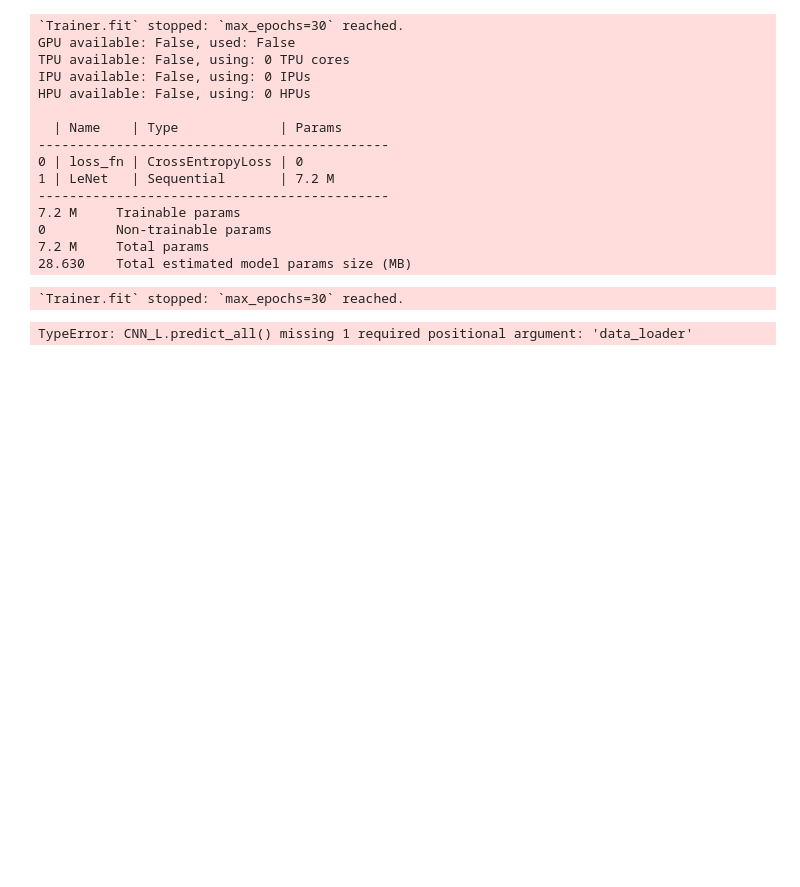
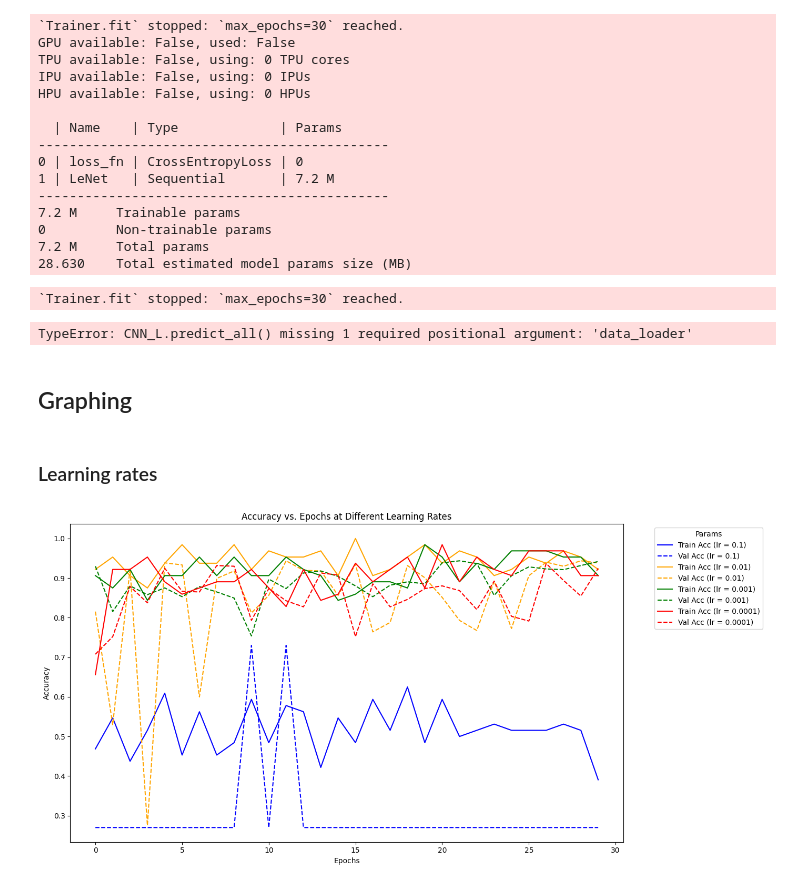
Before and after one commit to Jibbie17/xray, a Jupyter notebook: xray_vision_cnn.ipynb, the cells around one changed output. Cells and saved outputs as stored; diff of their text form; code cells hidden in the pictures; blank space fills up the shorter version.

```diff
--- a/xray_vision_cnn.ipynb
+++ b/xray_vision_cnn.ipynb
@@ -1016,3 +1098,5 @@ cnn.confusion_matrix()
 cnn.roc_curve()
 # %% [output]
 TypeError: CNN_L.predict_all() missing 1 required positional argument: 'data_loader'
+# %% [markdown]
+## Graphing
@@ -1018,0 +1145,56 @@ TypeError: CNN_L.predict_all() missing 1 required positional argument: 'data_loa
+# %% [markdown]
+### Learning rates
+# %%
+# graph the learning rates, retrive 11, 12, 13, 14
+lr_dict = {
+    "11": "lr = 0.1", "12": "lr = 0.01", "13": "lr = 0.001", "14": "lr = 0.0001"}
+
+# List to store all cleaned DataFrames
+lr_dfs = []
+
+# Current working directory
+cwd = os.getcwd()
+
+# Loop through the versions
+for ver_num in ["11", "12", "13", "14"]:
+    csv_path = os.path.join(cwd, "lightning_logs", f"version_{ver_num}", "metrics.csv")
+    csv_df = pd.read_csv(csv_path)
+    clean_df = clean_metrics_csv(csv_df, ver_num, lr_dict)
+    lr_dfs.append(clean_df)
+
+# Concatenate all the cleaned DataFrames
+lr_df = pd.concat(lr_dfs, ignore_index=True)
+# %%
+import matplotlib.pyplot as plt
+
+# Define the colors for each learning rate
+color_palette = {
+    'lr = 0.1': 'blue',
+    'lr = 0.01': 'orange',
+    'lr = 0.001': 'green',
+    'lr = 0.0001': 'red'
+}
+
+# Define the figure and axes for accuracy
+fig, ax = plt.subplots(figsize=(14, 7))
+
+# Plot training and validation accuracy for each learning rate
+for param in lr_df['params'].unique():
+    subset = lr_df[lr_df['params'] == param]
+    color = color_palette[param]
+    ax.plot(subset['epoch'], subset['train_acc'], label=f'Train Acc ({param})', color=color, linestyle='-')
+    ax.plot(subset['epoch'], subset['val_acc'], label=f'Val Acc ({param})', color=color, linestyle='--')
+
+# Add titles and labels
+ax.set_title('Accuracy vs. Epochs at Different Learning Rates')
+ax.set_xlabel('Epochs')
+ax.set_ylabel('Accuracy')
+
+# Adjust the legend
+ax.legend(title='Params', bbox_to_anchor=(1.05, 1), loc='upper left')
+
+# Show the plot
+plt.tight_layout()
+plt.show()
+# %% [output]
+[figure, added]
```
Also changed, not shown: parts of 17 cells of this notebook, 1 other file.
